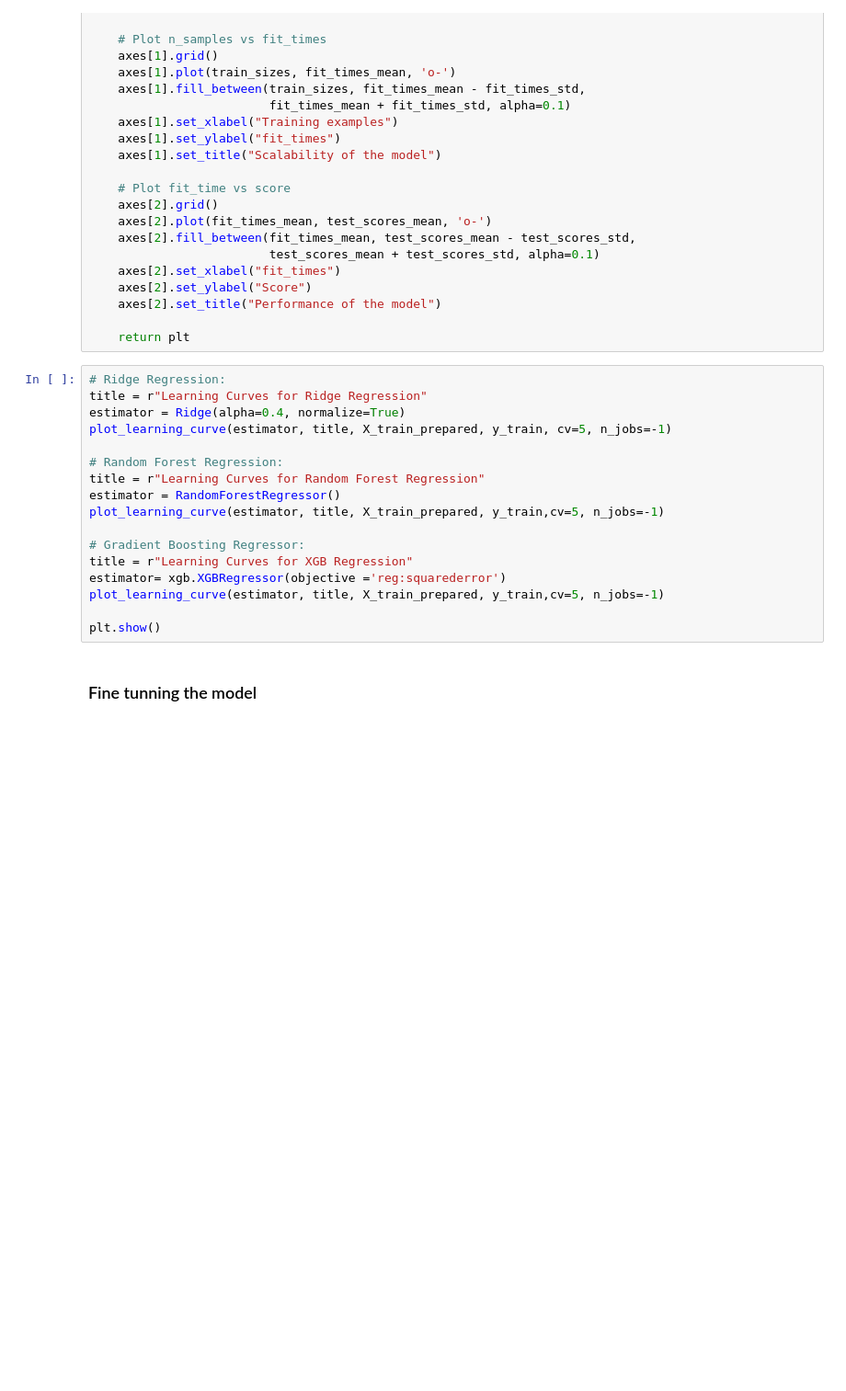
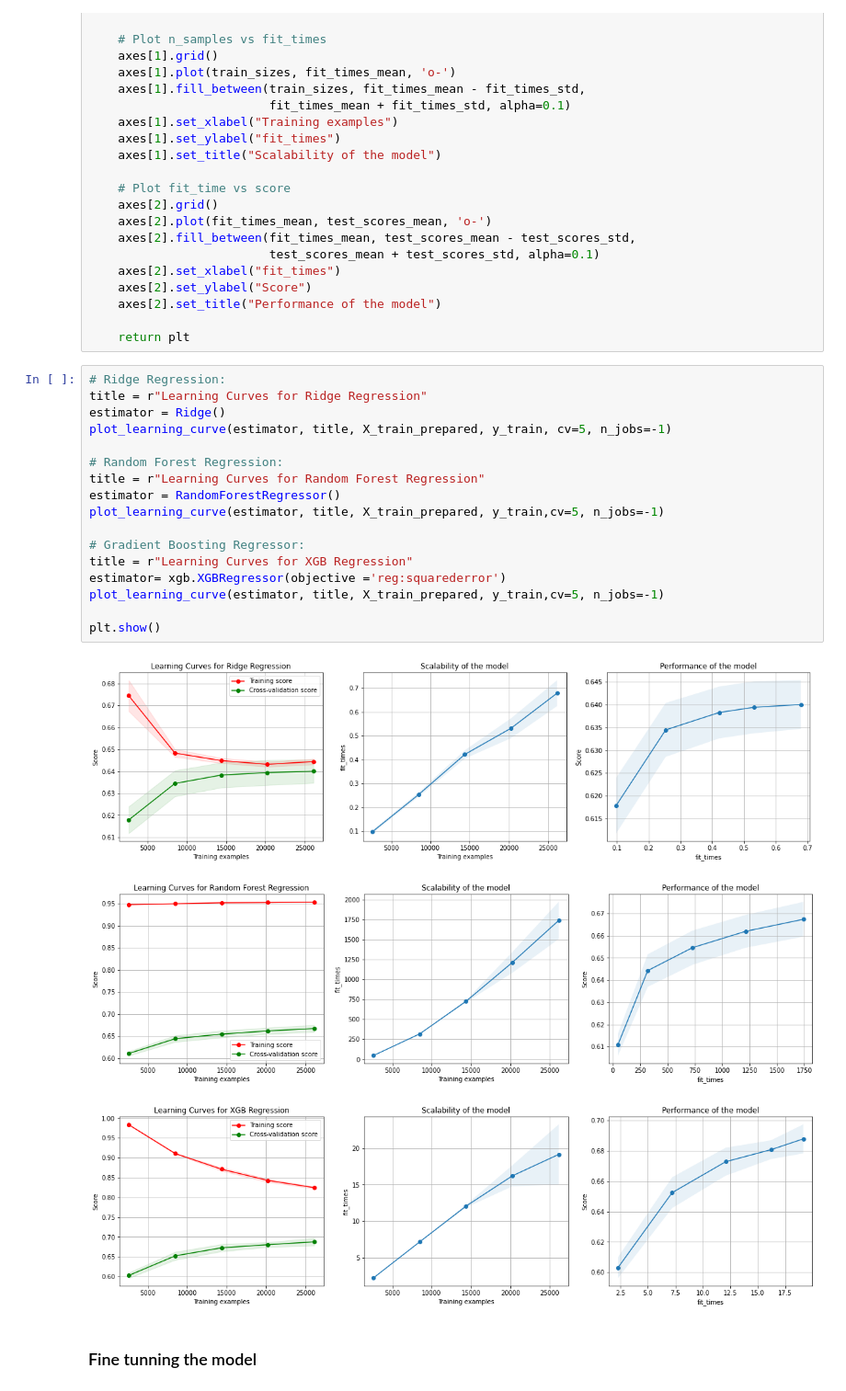
Before and after one commit to waltersmac/Predicting-AirBnB-Prices, a Jupyter notebook: notebooks/1.0-rw-model-exploration.ipynb, the cells around one changed output. Shown at 92% size. Saved outputs shown, nothing was run; the diff lists cells and outputs as text; blank space fills up the shorter version.

```diff
--- a/notebooks/1.0-rw-model-exploration.ipynb
+++ b/notebooks/1.0-rw-model-exploration.ipynb
@@ -539,19 +562,23 @@ def plot_learning_curve(estimator, title, X, y, axes=None, ylim=None, cv=None,
 # %%
 # Ridge Regression:
 title = r"Learning Curves for Ridge Regression"
-estimator = Ridge(alpha=0.4, normalize=True)
+estimator = Ridge()
 plot_learning_curve(estimator, title, X_train_prepared, y_train, cv=5, n_jobs=-1)
 
 # Random Forest Regression:
 title = r"Learning Curves for Random Forest Regression"
 estimator = RandomForestRegressor()
 plot_learning_curve(estimator, title, X_train_prepared, y_train,cv=5, n_jobs=-1)
 
 # Gradient Boosting Regressor:
 title = r"Learning Curves for XGB Regression"
 estimator= xgb.XGBRegressor(objective ='reg:squarederror')
 plot_learning_curve(estimator, title, X_train_prepared, y_train,cv=5, n_jobs=-1)
 
 plt.show()
+# %% [output]
+[figure, added]
+[figure, added]
+[figure, added]
 # %% [markdown]
 ### Fine tunning the model
```
Also changed, not shown: parts of 25 cells of this notebook.
